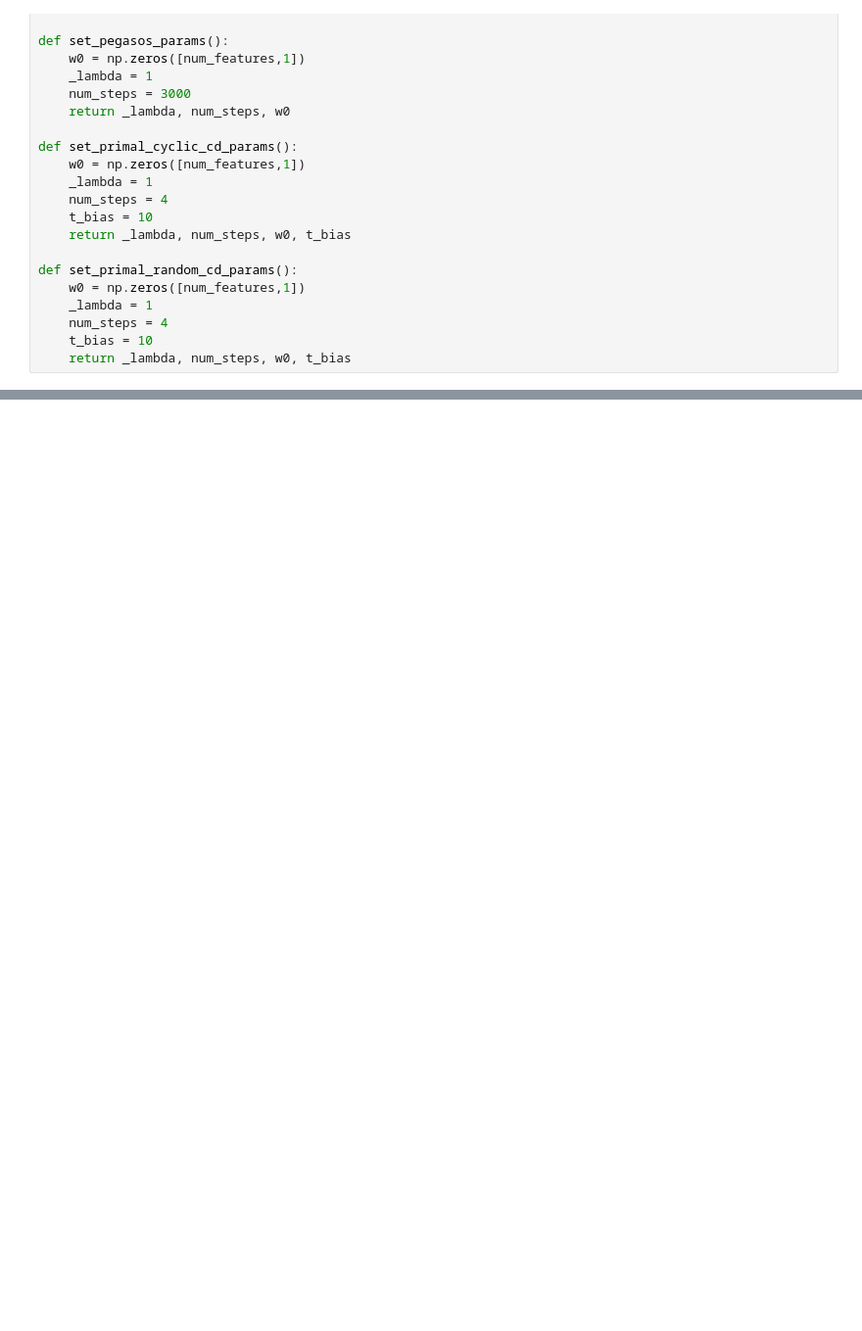
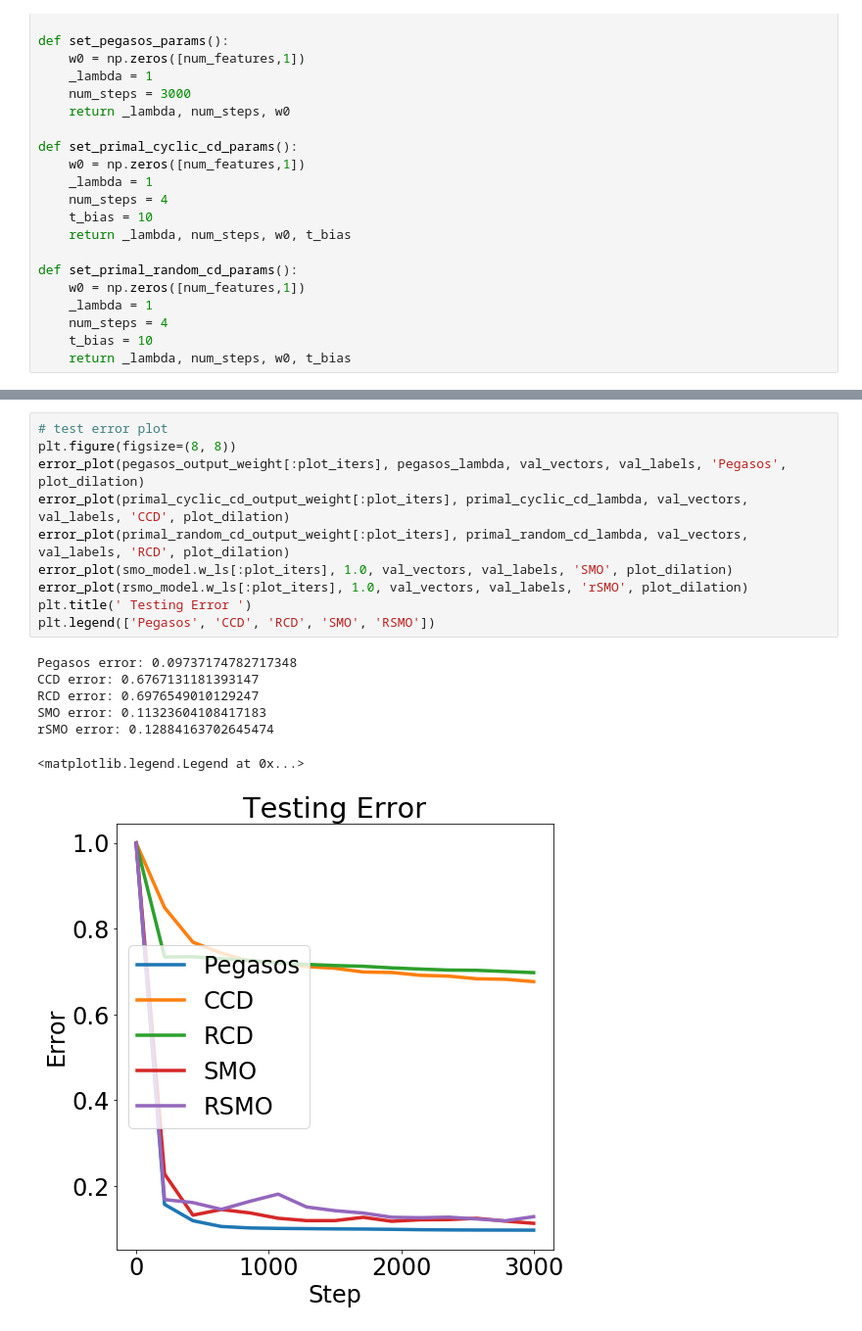
Before and after one commit to realmoment2017/Optimization_for_ML_FALL2018, a Jupyter notebook: final_project_iteration_comparison.ipynb, the cells around one changed output, grey strips where cells are left out. Shown at 98% size. Drawn from its saved outputs; the diff is of its cells as text; blank space fills up the shorter version.

```diff
--- a/final_project_iteration_comparison.ipynb
+++ b/final_project_iteration_comparison.ipynb
@@ -112,0 +205,18 @@ def set_primal_random_cd_params():
+# %%
+# test error plot
+plt.figure(figsize=(8, 8))
+error_plot(pegasos_output_weight[:plot_iters], pegasos_lambda, val_vectors, val_labels, 'Pegasos', plot_dilation)
+error_plot(primal_cyclic_cd_output_weight[:plot_iters], primal_cyclic_cd_lambda, val_vectors, val_labels, 'CCD', plot_dilation)
+error_plot(primal_random_cd_output_weight[:plot_iters], primal_random_cd_lambda, val_vectors, val_labels, 'RCD', plot_dilation)
+error_plot(smo_model.w_ls[:plot_iters], 1.0, val_vectors, val_labels, 'SMO', plot_dilation)
+error_plot(rsmo_model.w_ls[:plot_iters], 1.0, val_vectors, val_labels, 'rSMO', plot_dilation)
+plt.title(' Testing Error ')
+plt.legend(['Pegasos', 'CCD', 'RCD', 'SMO', 'RSMO'])
+# %% [output]
+Pegasos error: 0.09737174782717348
+CCD error: 0.6767131181393147
+RCD error: 0.6976549010129247
+SMO error: 0.11323604108417183
+rSMO error: 0.12884163702645474
+<matplotlib.legend.Legend at 0x...>
+[figure, added]
```
Also changed, not shown: parts of 18 cells of this notebook, 17 other files.
